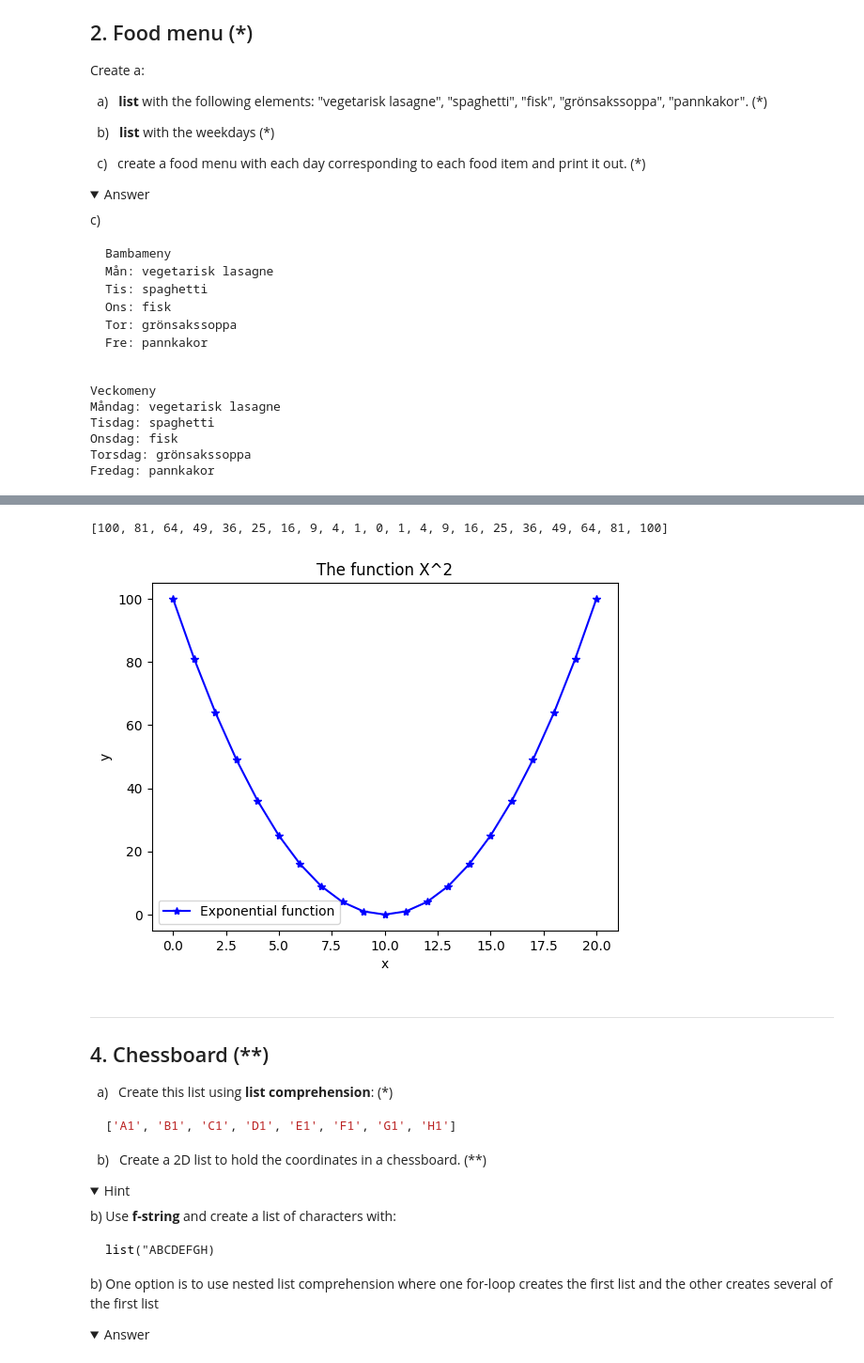
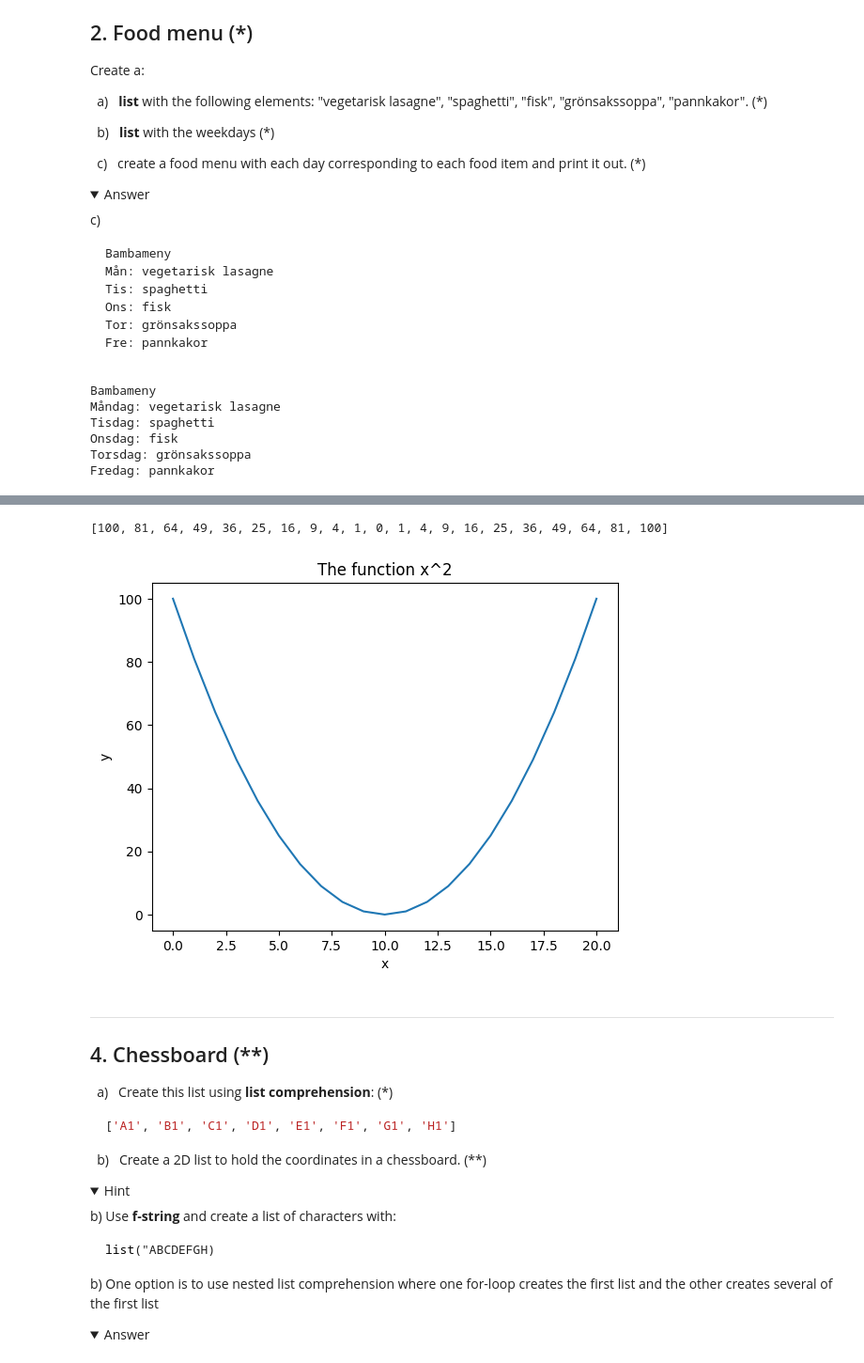
Before and after one commit to LucasZFriborg/python-programming-Lucas-ZachauFriborg, a Jupyter notebook: Exercises/04-list-exercise.ipynb, the cells around one changed output, grey strips where cells are left out. Shown: that part at 94% size. Cells and saved outputs as stored; diff of their text form; code cells hidden in the pictures; folded sections open.

```diff
--- a/Exercises/04-list-exercise.ipynb
+++ b/Exercises/04-list-exercise.ipynb
@@ -50,21 +50,16 @@ Minimum: 1
 </details>
 # %%
 import random
-dice_rolls = []
 
-for i in range(10):
-    dice_rolls.append(random.randint(1, 6))
-print(f'Dice rolls: {dice_rolls}')
+dice_rolls = [random.randint(1, 6) for _ in range(10)]
+print(f'10 simulated dice rolls: {dice_rolls}')
 
 # a)
-dice_rolls.sort()
-print(f'Ascending order: {dice_rolls}')
+print(f'Sorted in ascending order: {sorted(dice_rolls)}')
 
 # b)
-dice_rolls.sort(reverse=True)
-print(f'Descending order: {dice_rolls}')
+print(f'Sorted in descending order: {sorted(dice_rolls, reverse=True)}')
 
 # c)
-print(f'Maximum value: {max(dice_rolls)}')
-print(f'Minimum value: {min(dice_rolls)}')
+print(f'Maximum value is {max(dice_rolls)} and minimum value is {min(dice_rolls)}')
 # %% [output]
@@ -102,16 +96,17 @@ Fre: pannkakor
 </details>
 # %%
 # a)
-food = ['vegetarisk lasagne', 'spaghetti', 'fisk', 'grönsakssoppa', 'pannkakor']
+foods = ['vegetarisk lasagne', 'spaghetti', 'fisk', 'grönsakssoppa', 'pannkakor']
+
 # b)
 weekdays = ['Måndag', 'Tisdag', 'Onsdag', 'Torsdag', 'Fredag']
 
-# c
-print('Veckomeny')
-for weekdays, food in zip(weekdays, food):  # zip(weekdays, food) parar ihop elementen i samma ordning
-    print(f'{weekdays}: {food}')
+# c)
+print('Bambameny')
+for day, food in zip(weekdays, foods):
+    print(f'{day}: {food}')
 # %% [output]
-Veckomeny
+Bambameny
 Måndag: vegetarisk lasagne
 Tisdag: spaghetti
 Onsdag: fisk
@@ -138,24 +133,20 @@ b)
 
 <img align="left" src="../assets/x^2_graph.png" width="300"/>
 </details>
-# %%
-# a)
-squares = [x**2 for x in range(-10, 11)]
-print(squares)
-# b)
-import matplotlib.pyplot as plt
-import numpy as np
-
-plt.xlabel('x')
-plt.ylabel('y')
-plt.title('The function X^2')
-plt.plot(squares, '*-b', label = 'Exponential function')    # '*-b' bestämmer: punkterna som stjärnor + fast linje + blå färg (marker|line|color)
-plt.legend()    # visar en förklaringsruta i diagrammet
-
-plt.show()    # visar diagrammet med alla plottar (linjer, punkter, staplar, titlar, etiketter (labels) osv.)
-# %% [output]
-[100, 81, 64, 49, 36, 25, 16, 9, 4, 1, 0, 1, 4, 9, 16, 25, 36, 49, 64, 81, 100]
-[figure, removed]
+# %%
+import matplotlib.pyplot as plt
+
+squares = [i**2 for i in range(-10, 11)]
+print(squares)
+
+plt.title('The function x^2')
+plt.xlabel('x')
+plt.ylabel('y')
+plt.plot(squares)
+plt.show()
+# %% [output]
+[100, 81, 64, 49, 36, 25, 16, 9, 4, 1, 0, 1, 4, 9, 16, 25, 36, 49, 64, 81, 100]
+[figure, added]
 # %% [markdown]
 ---
 ## 4. Chessboard (**)
```
Also changed, not shown: parts of 2 cells of this notebook.
